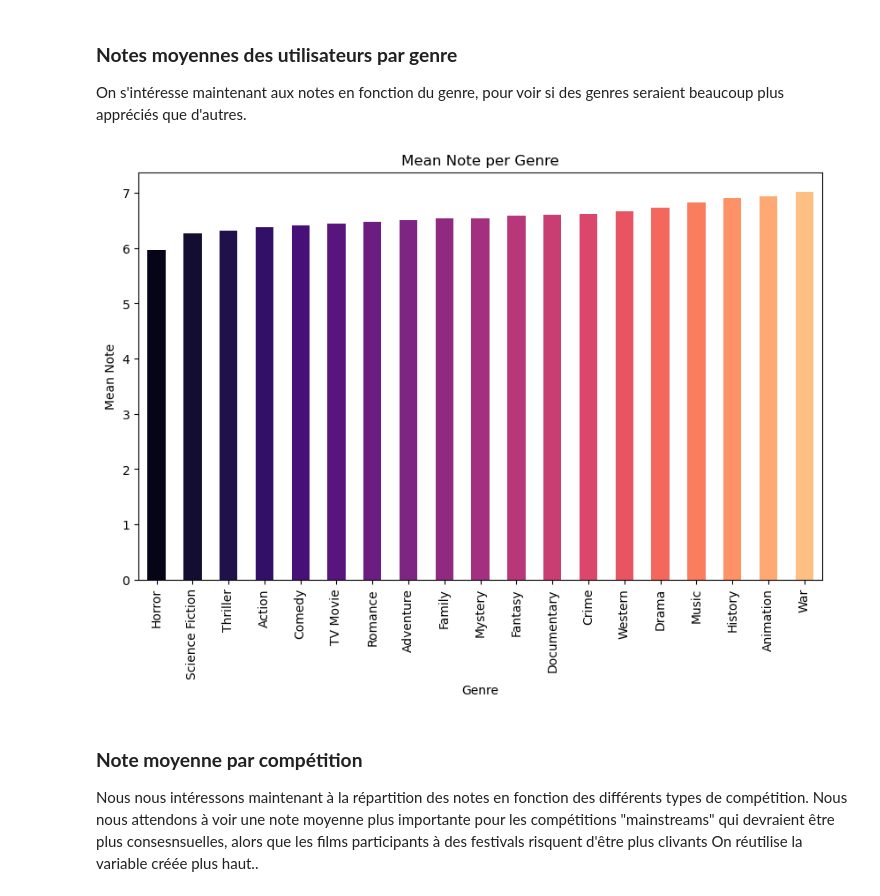
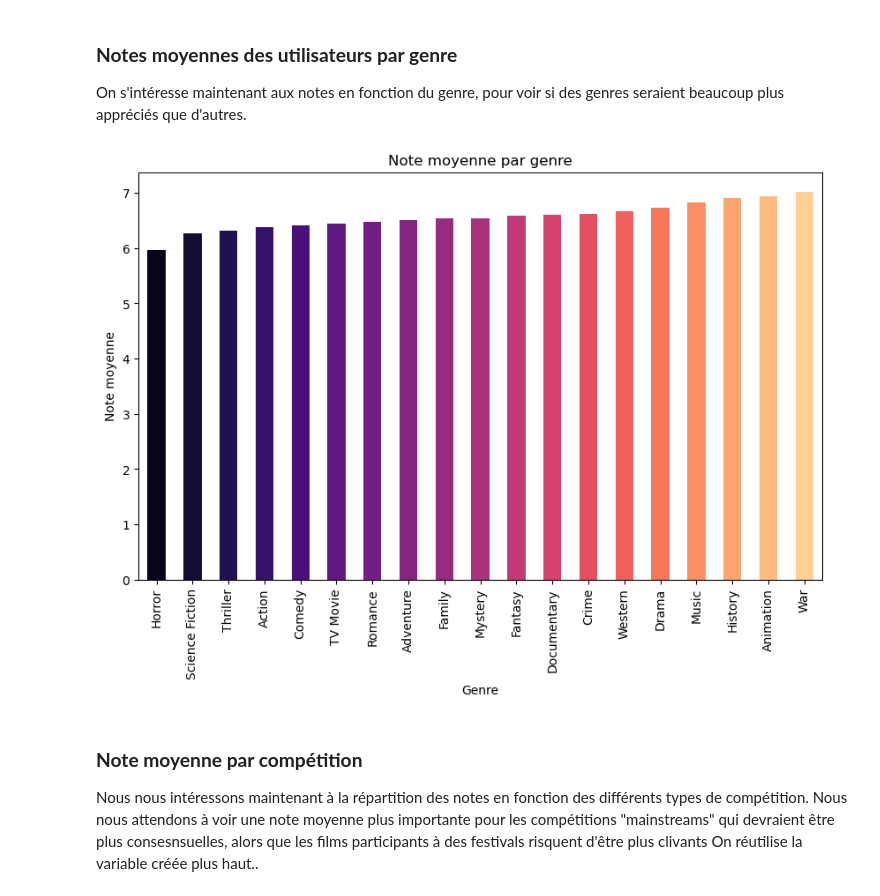
Before and after one commit to itsreivilo/movies, a Jupyter notebook: visualiser/data_viz_.ipynb, the cells around one changed output. Saved outputs shown, nothing was run; the diff lists cells and outputs as text; code cells hidden in the pictures.

```diff
--- a/visualiser/data_viz_.ipynb
+++ b/visualiser/data_viz_.ipynb
@@ -280,6 +454,8 @@ df_filtered = df[df['budget'] != 0]
 
 colors2 = sns.color_palette("magma", n_colors = 120)
 colors3 = sns.color_palette("light:#5A9", n_colors = 15 )
+colors4 = sns.color_palette("magma", n_colors = 20)
+colors5 = sns.color_palette("magma", n_colors = 50)
 
 # Par années
 # On récupère l'année de sortie du film
@@ -593,23 +814,23 @@ On s'intéresse maintenant aux notes en fonction du genre, pour voir si des genr
 # %%
 df = pd.read_csv('../cleaning_data/Final_database.csv')
 df.drop_duplicates()
 
 #On utilise la méthode explode
 df['genres_list'] = df['genres_list'].apply(ast.literal_eval)
 df_genre = df.explode('genres_list')
 
 # On regroupe par genre et on calcule la moyenne
 mean_note_per_genre = df_genre.groupby('genres_list')['vote_average'].mean()
 
 # On représente le résultat
 plt.figure(figsize=(10, 6))
-mean_note_per_genre.sort_values().plot(kind='bar', color=colors)
+mean_note_per_genre.sort_values().plot(kind='bar', color=colors4)
 plt.title('Note moyenne par genre')
 plt.xlabel('Genre')
 plt.ylabel('Note moyenne')
 plt.show()
 # %% [output]
-[figure, old version]
+[figure, new version]
 # %% [markdown]
 ### **Note moyenne par compétition**
 
```
Also changed, not shown: parts of 41 cells of this notebook.
